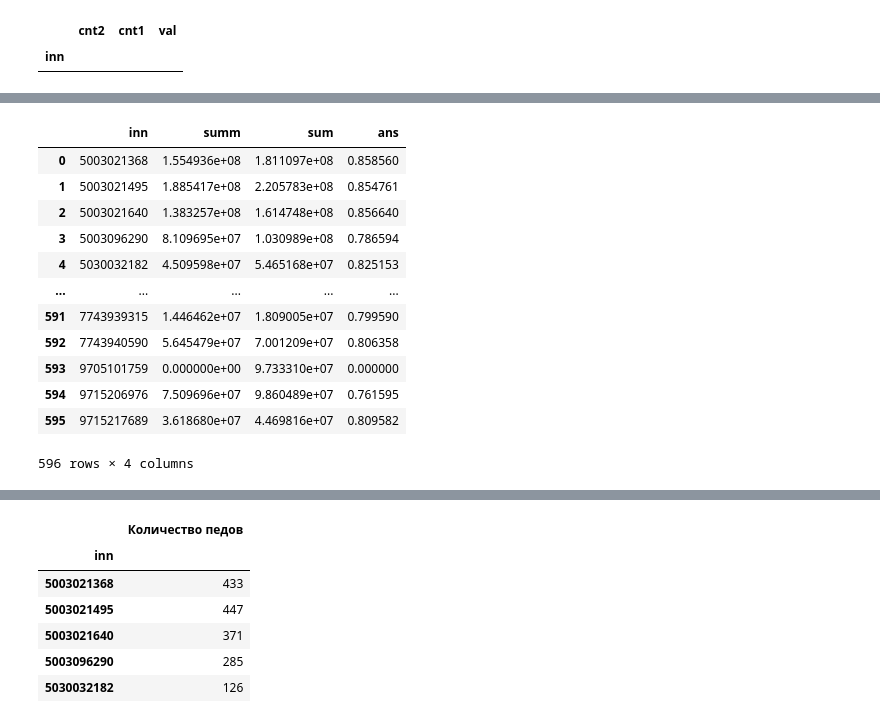
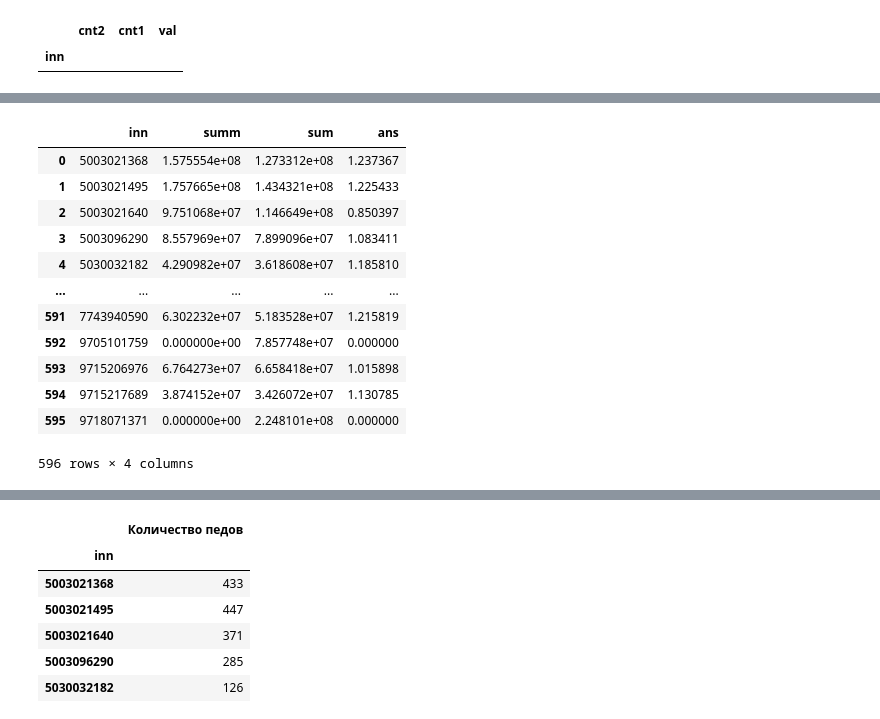
Before and after one commit to Mr-Maxraw/cfo-parser, a Jupyter notebook: counting/szp.ipynb, the cells around one changed output, grey strips where cells are left out. Cells and saved outputs as stored; diff of their text form; code cells hidden in the pictures.

```diff
--- a/counting/szp.ipynb
+++ b/counting/szp.ipynb
@@ -71,3 +90,5 @@ res = res.merge(sums, how= 'outer', on=['inn', 'snils'])
+# %%
+res = create_res(months)
 # %%
 def print_df(df, name):
     wb = Workbook()
@@ -108,7 +129,7 @@ def szp(row, months):
     #     print(cnt, sum_szp)
     return sum_szp / cnt
 # %%
-res['szp'] = res.apply(lambda row: szp(row, ['jan', 'feb']), axis= 1)
+res['szp'] = res.apply(lambda row: szp(row, months), axis= 1)
 # %%
 depr_month_inc = 84100.0
 # %%
@@ -194,6 +215,6 @@ def szp_teach(row, months):
         return np.nan
     return sum_szp / cnt
 # %%
-res['szp_ped'] = res.apply(lambda row: szp_ped(row, ['jan', 'feb']), axis=1)
+res['szp_ped'] = res.apply(lambda row: szp_ped(row, months), axis=1)
 # %%
-res['szp_teach'] = res.apply(lambda row: szp_teach(row, ['jan', 'feb']), axis=1)
+res['szp_teach'] = res.apply(lambda row: szp_teach(row, months), axis=1)
@@ -403,28 +424,28 @@ def load_data(file):
     sums = sums.rename(columns = {'inn_x': 'inn', 'sum_x': 'sum_' + file, 'job':'job_' + file, 'stv': 'stv_' + file})
     return sums
 # %%
-prep = pd.merge(load_data('jan'), load_data('feb'), how='outer', on=['inn', 'snils'])
-prep['summ'] = prep.apply(lambda row: summ_isp(row, ['jan', 'feb']), axis=1)
+prep = res.copy()
+prep['summ'] = prep.apply(lambda row: summ_isp(row, months), axis=1)
 val_1_3_ppl = prep[(prep.summ.isna() == False) & (prep.summ > 0)]
-val_1_3 = prep[['inn', 'sum_jan', 'sum_feb']].groupby('inn').sum().reset_index()
+val_1_3 = prep[['inn'] + ['sum_' + month for month in months]].groupby('inn').sum().reset_index()
 val_1_3['sum'] = val_1_3.sum_jan + val_1_3.sum_feb
 prep = prep[['inn', 'summ']].groupby('inn').sum().reset_index()
 val_1_3 = pd.merge(prep[['inn', 'summ']], val_1_3[['inn', 'sum']], how='left', on='inn')
 val_1_3['ans'] = val_1_3['summ'] / val_1_3['sum']
 val_1_3
 # %% [output]
 |  | inn | summ | sum | ans |
-| 0 | 5003021368 | 1.554936e+08 | 1.811097e+08 | 0.858560 |
-| 1 | 5003021495 | 1.885417e+08 | 2.205783e+08 | 0.854761 |
-| 2 | 5003021640 | 1.383257e+08 | 1.614748e+08 | 0.856640 |
-| 3 | 5003096290 | 8.109695e+07 | 1.030989e+08 | 0.786594 |
-| 4 | 5030032182 | 4.509598e+07 | 5.465168e+07 | 0.825153 |
+| 0 | 5003021368 | 1.575554e+08 | 1.273312e+08 | 1.237367 |
+| 1 | 5003021495 | 1.757665e+08 | 1.434321e+08 | 1.225433 |
+| 2 | 5003021640 | 9.751068e+07 | 1.146649e+08 | 0.850397 |
+| 3 | 5003096290 | 8.557969e+07 | 7.899096e+07 | 1.083411 |
+| 4 | 5030032182 | 4.290982e+07 | 3.618608e+07 | 1.185810 |
 | ... | ... | ... | ... | ... |
-| 591 | 7743939315 | 1.446462e+07 | 1.809005e+07 | 0.799590 |
-| 592 | 7743940590 | 5.645479e+07 | 7.001209e+07 | 0.806358 |
-| 593 | 9705101759 | 0.000000e+00 | 9.733310e+07 | 0.000000 |
-| 594 | 9715206976 | 7.509696e+07 | 9.860489e+07 | 0.761595 |
-| 595 | 9715217689 | 3.618680e+07 | 4.469816e+07 | 0.809582 |
+| 591 | 7743940590 | 6.302232e+07 | 5.183528e+07 | 1.215819 |
+| 592 | 9705101759 | 0.000000e+00 | 7.857748e+07 | 0.000000 |
+| 593 | 9715206976 | 6.764273e+07 | 6.658418e+07 | 1.015898 |
+| 594 | 9715217689 | 3.874152e+07 | 3.426072e+07 | 1.130785 |
+| 595 | 9718071371 | 0.000000e+00 | 2.248101e+08 | 0.000000 |
 596 rows × 4 columns
 # %%
 print_df(val_1_3, 'val_1_3')
```
Also changed, not shown: parts of 13 cells of this notebook, 3 other files.
